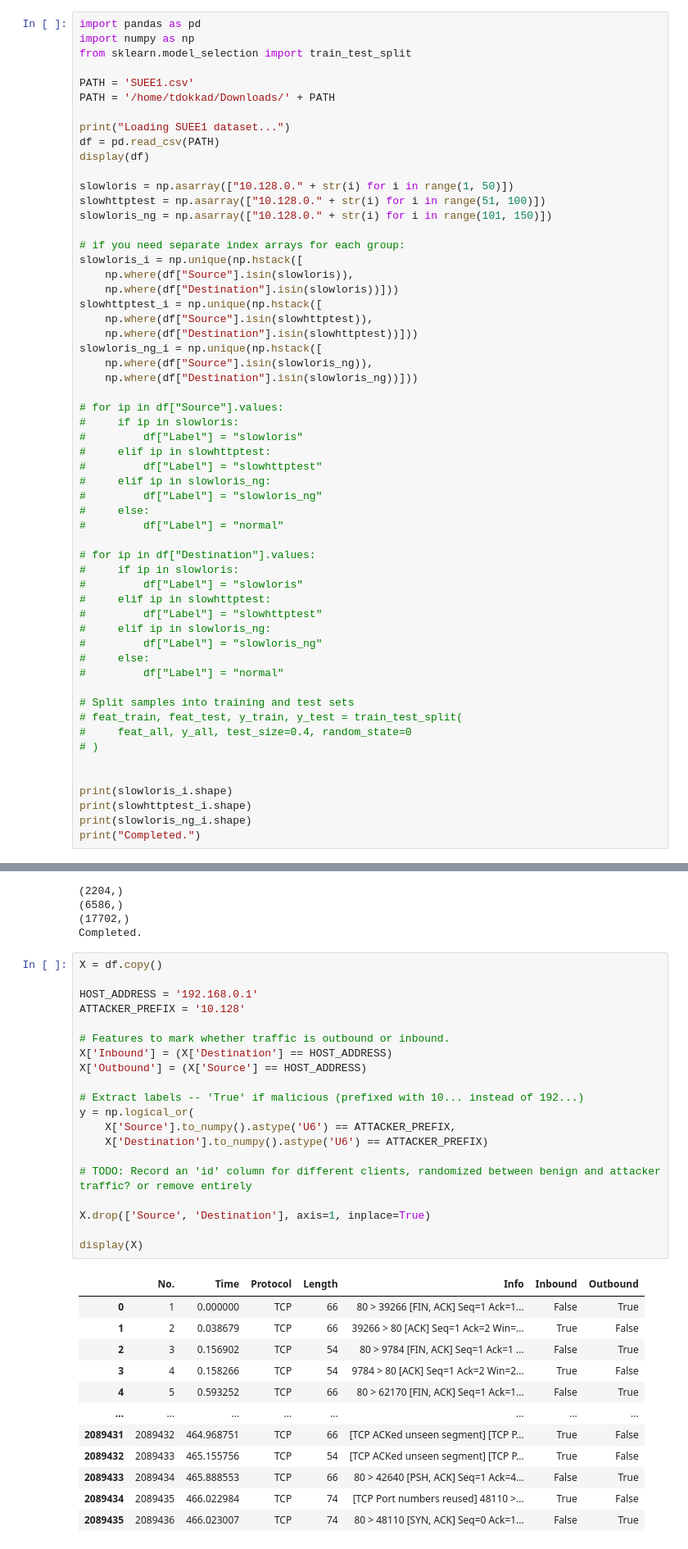
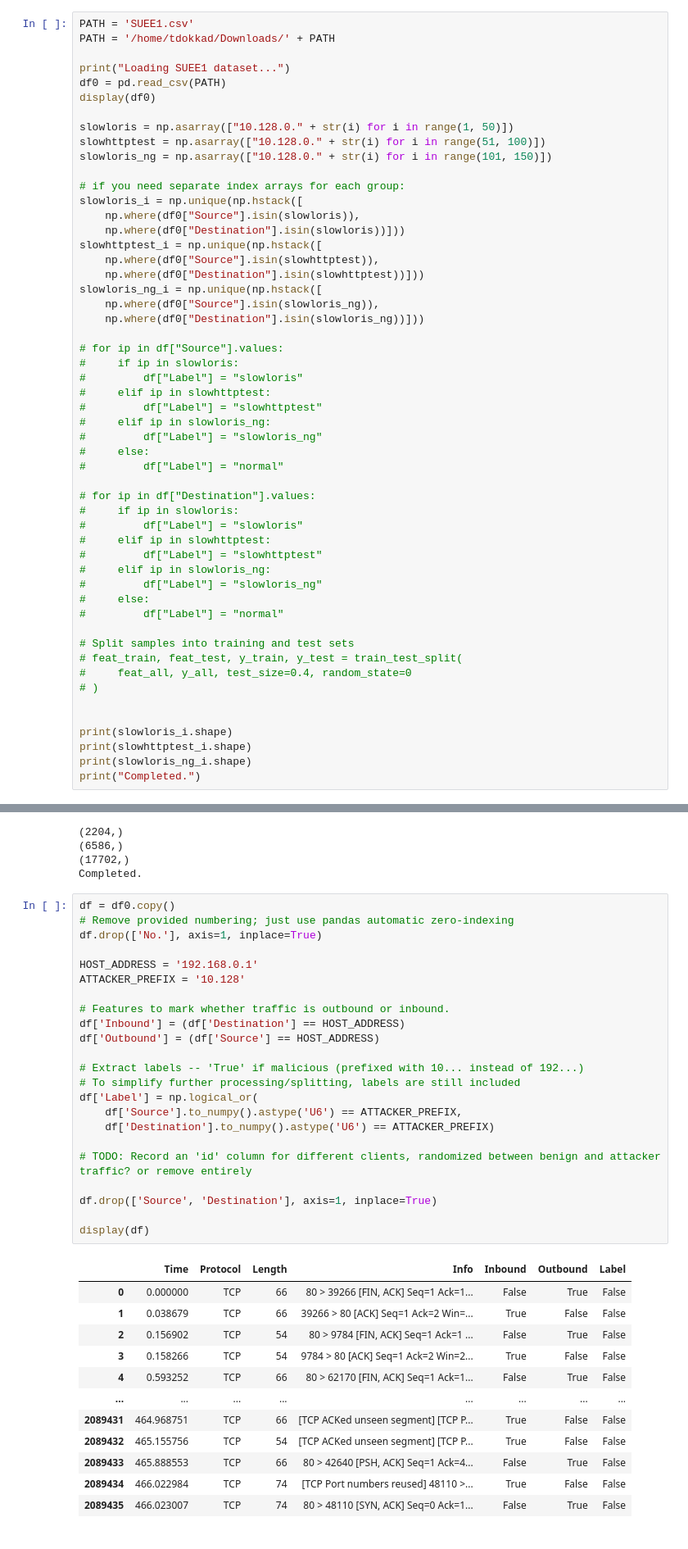
Before and after one commit to anders520/DoS-Classifier, a Jupyter notebook: classifier.ipynb, the cells around one changed output, grey strips where cells are left out. Shown at 82% size. Saved outputs shown, nothing was run; the diff lists cells and outputs as text.

```diff
--- a/classifier.ipynb
+++ b/classifier.ipynb
@@ -6,14 +10,10 @@ import numpy as np
 # %%
-import pandas as pd
-import numpy as np
-from sklearn.model_selection import train_test_split
-
 PATH = 'SUEE1.csv'
 PATH = '/home/tdokkad/Downloads/' + PATH
 
 print("Loading SUEE1 dataset...")
-df = pd.read_csv(PATH)
-display(df)
+df0 = pd.read_csv(PATH)
+display(df0)
 
 slowloris = np.asarray(["10.128.0." + str(i) for i in range(1, 50)])
 slowhttptest = np.asarray(["10.128.0." + str(i) for i in range(51, 100)])
@@ -21,14 +21,14 @@ slowloris_ng = np.asarray(["10.128.0." + str(i) for i in range(101, 150)])
 
 # if you need separate index arrays for each group:
 slowloris_i = np.unique(np.hstack([
-    np.where(df["Source"].isin(slowloris)),
-    np.where(df["Destination"].isin(slowloris))]))
+    np.where(df0["Source"].isin(slowloris)),
+    np.where(df0["Destination"].isin(slowloris))]))
 slowhttptest_i = np.unique(np.hstack([
-    np.where(df["Source"].isin(slowhttptest)),
-    np.where(df["Destination"].isin(slowhttptest))]))
+    np.where(df0["Source"].isin(slowhttptest)),
+    np.where(df0["Destination"].isin(slowhttptest))]))
 slowloris_ng_i = np.unique(np.hstack([
-    np.where(df["Source"].isin(slowloris_ng)),
-    np.where(df["Destination"].isin(slowloris_ng))]))
+    np.where(df0["Source"].isin(slowloris_ng)),
+    np.where(df0["Destination"].isin(slowloris_ng))]))
 
 # for ip in df["Source"].values:
 #     if ip in slowloris:
@@ -80,38 +80,41 @@ Loading SUEE1 dataset...
 (17702,)
 Completed.
 # %%
-X = df.copy()
+df = df0.copy()
+# Remove provided numbering; just use pandas automatic zero-indexing
+df.drop(['No.'], axis=1, inplace=True)
 
 HOST_ADDRESS = '192.168.0.1'
 ATTACKER_PREFIX = '10.128'
 
 # Features to mark whether traffic is outbound or inbound.
-X['Inbound'] = (X['Destination'] == HOST_ADDRESS)
-X['Outbound'] = (X['Source'] == HOST_ADDRESS)
+df['Inbound'] = (df['Destination'] == HOST_ADDRESS)
+df['Outbound'] = (df['Source'] == HOST_ADDRESS)
 
 # Extract labels -- 'True' if malicious (prefixed with 10... instead of 192...)
-y = np.logical_or(
-    X['Source'].to_numpy().astype('U6') == ATTACKER_PREFIX,
-    X['Destination'].to_numpy().astype('U6') == ATTACKER_PREFIX)
+# To simplify further processing/splitting, labels are still included
+df['Label'] = np.logical_or(
+    df['Source'].to_numpy().astype('U6') == ATTACKER_PREFIX,
+    df['Destination'].to_numpy().astype('U6') == ATTACKER_PREFIX)
 
 # TODO: Record an 'id' column for different clients, randomized between benign and attacker traffic? or remove entirely
 
-X.drop(['Source', 'Destination'], axis=1, inplace=True)
+df.drop(['Source', 'Destination'], axis=1, inplace=True)
 
-display(X)
+display(df)
 # %% [output]
-|  | No. | Time | Protocol | Length | Info | Inbound | Outbound |
-| 0 | 1 | 0.000000 | TCP | 66 | 80 > 39266 [FIN, ACK] Seq=1 Ack=1... | False | True |
-| 1 | 2 | 0.038679 | TCP | 66 | 39266 > 80 [ACK] Seq=1 Ack=2 Win=... | True | False |
-| 2 | 3 | 0.156902 | TCP | 54 | 80 > 9784 [FIN, ACK] Seq=1 Ack=1 ... | False | True |
-| 3 | 4 | 0.158266 | TCP | 54 | 9784 > 80 [ACK] Seq=1 Ack=2 Win=2... | True | False |
-| 4 | 5 | 0.593252 | TCP | 66 | 80 > 62170 [FIN, ACK] Seq=1 Ack=1... | False | True |
+|  | Time | Protocol | Length | Info | Inbound | Outbound | Label |
+| 0 | 0.000000 | TCP | 66 | 80 > 39266 [FIN, ACK] Seq=1 Ack=1... | False | True | False |
+| 1 | 0.038679 | TCP | 66 | 39266 > 80 [ACK] Seq=1 Ack=2 Win=... | True | False | False |
+| 2 | 0.156902 | TCP | 54 | 80 > 9784 [FIN, ACK] Seq=1 Ack=1 ... | False | True | False |
+| 3 | 0.158266 | TCP | 54 | 9784 > 80 [ACK] Seq=1 Ack=2 Win=2... | True | False | False |
+| 4 | 0.593252 | TCP | 66 | 80 > 62170 [FIN, ACK] Seq=1 Ack=1... | False | True | False |
 | ... | ... | ... | ... | ... | ... | ... | ... |
-| 2089431 | 2089432 | 464.968751 | TCP | 66 | [TCP ACKed unseen segment] [TCP P... | True | False |
-| 2089432 | 2089433 | 465.155756 | TCP | 54 | [TCP ACKed unseen segment] [TCP P... | True | False |
-| 2089433 | 2089434 | 465.888553 | TCP | 66 | 80 > 42640 [PSH, ACK] Seq=1 Ack=4... | False | True |
-| 2089434 | 2089435 | 466.022984 | TCP | 74 | [TCP Port numbers reused] 48110 >... | True | False |
-| 2089435 | 2089436 | 466.023007 | TCP | 74 | 80 > 48110 [SYN, ACK] Seq=0 Ack=1... | False | True |
+| 2089431 | 464.968751 | TCP | 66 | [TCP ACKed unseen segment] [TCP P... | True | False | False |
+| 2089432 | 465.155756 | TCP | 54 | [TCP ACKed unseen segment] [TCP P... | True | False | False |
+| 2089433 | 465.888553 | TCP | 66 | 80 > 42640 [PSH, ACK] Seq=1 Ack=4... | False | True | False |
+| 2089434 | 466.022984 | TCP | 74 | [TCP Port numbers reused] 48110 >... | True | False | False |
+| 2089435 | 466.023007 | TCP | 74 | 80 > 48110 [SYN, ACK] Seq=0 Ack=1... | False | True | False |
 2089436 rows × 7 columns
 # %%
 # Split X by protocol
```
Also changed, not shown: parts of 20 cells of this notebook.
